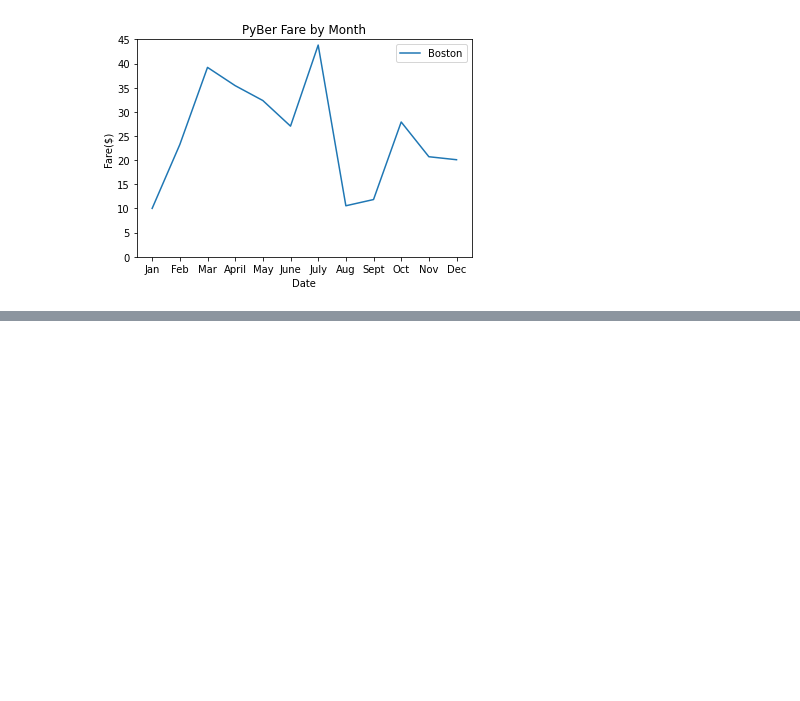
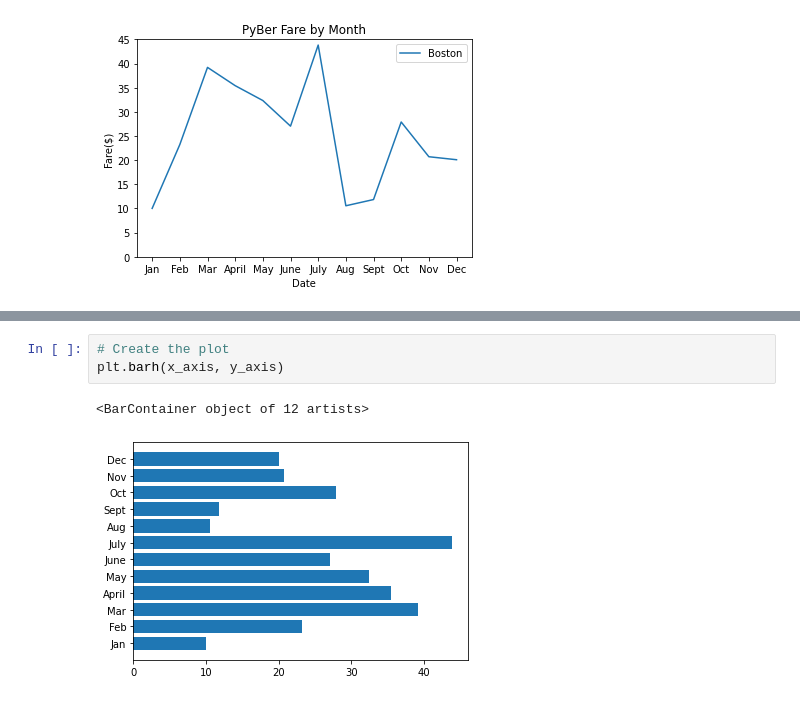
Before and after one commit to vincentpw21/05_pyber_analysis, a Jupyter notebook: matplotlib_practice.ipynb, the cells around one changed output, grey strips where cells are left out. Drawn from its saved outputs; the diff is of its cells as text; blank space fills up the shorter version.

```diff
--- a/matplotlib_practice.ipynb
+++ b/matplotlib_practice.ipynb
@@ -53,0 +96,6 @@ plt.legend()
+# %%
+# Create the plot
+plt.barh(x_axis, y_axis)
+# %% [output]
+<BarContainer object of 12 artists>
+[figure, added]
```
Also changed, not shown: parts of 18 cells of this notebook.
